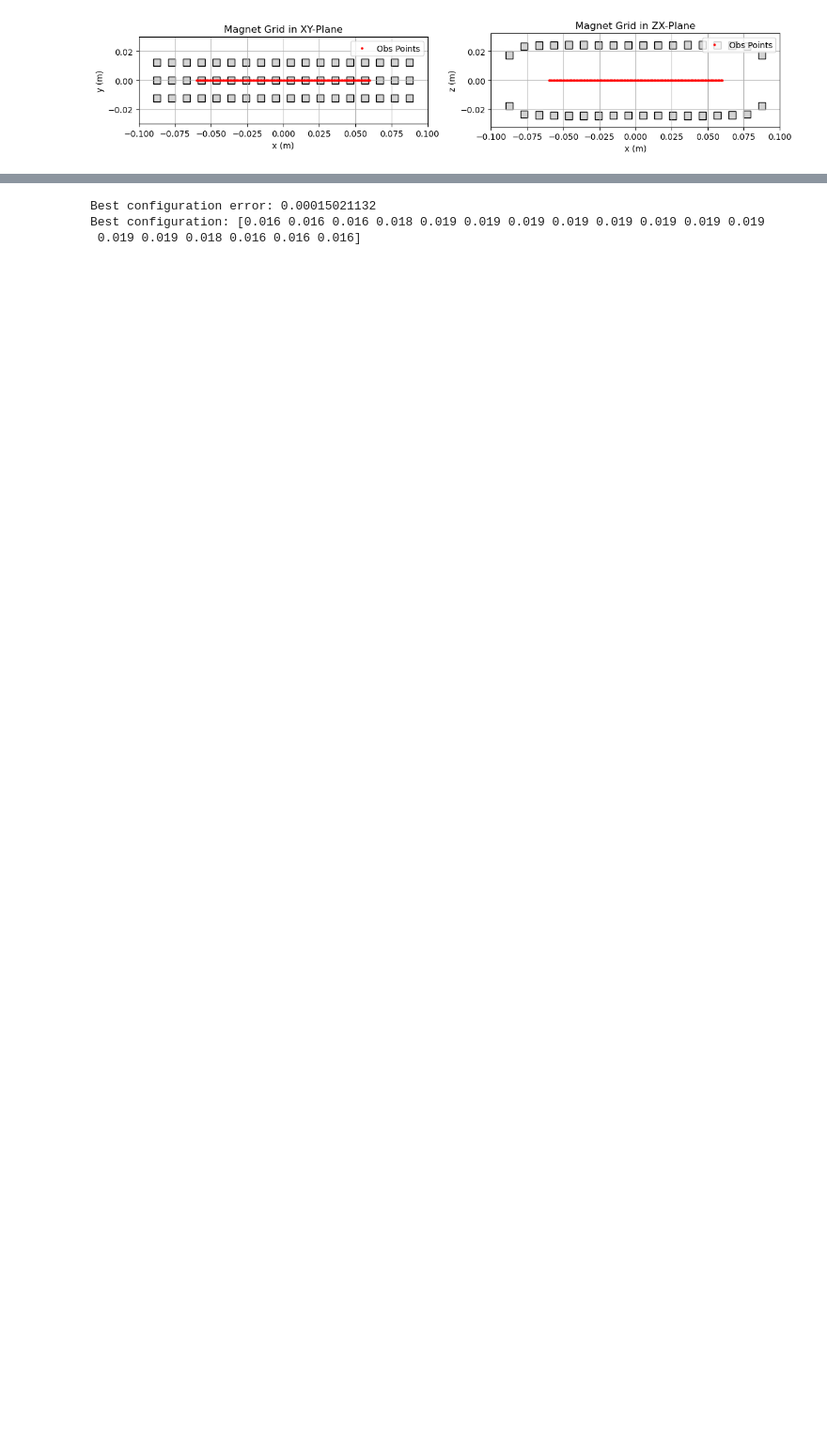
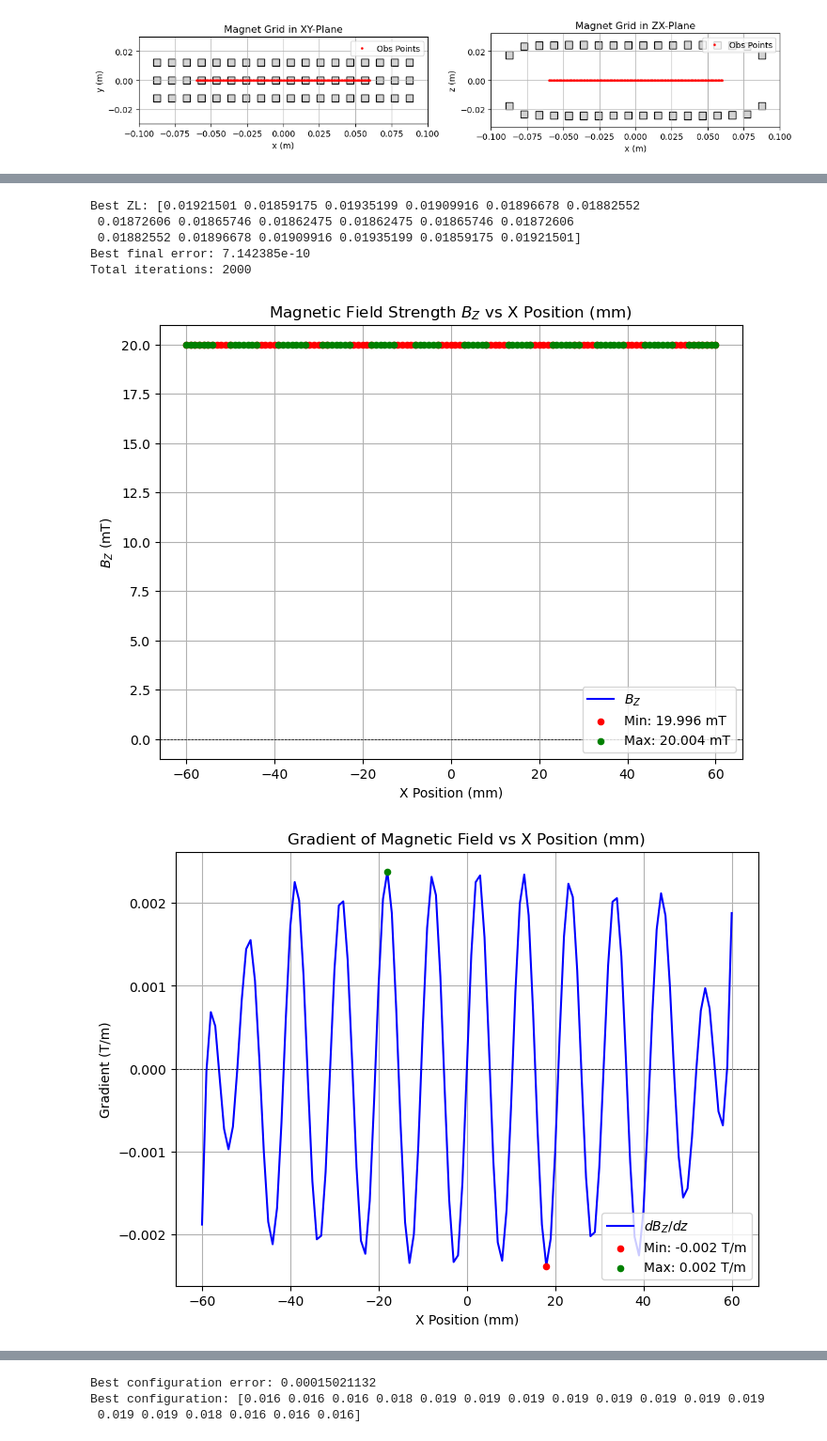
Before and after one commit to joostwijn/Rotating_Magnetic_Setup, a Jupyter notebook: 3. Magnets/Field_Shaping_Algorithm_JAX.ipynb, the cells around one changed output, grey strips where cells are left out. Shown at 94% size. Cells and saved outputs as stored; diff of their text form; code cells hidden in the pictures; blank space fills up the shorter version.

Commit message:
Optimization Bz-value works

```diff
--- a/3. Magnets/Field_Shaping_Algorithm_JAX.ipynb
+++ b/3. Magnets/Field_Shaping_Algorithm_JAX.ipynb
@@ -1416,3 +1564,38 @@ plot_magnet_grid(A_TOTAL, A_ONE, N_X, B_TOTAL, B_ONE, N_Y, H, ZL, X_VAL, Y_VAL,
+# %%
+# Set the reference magnetic field value
+B_REF = 20e-3
+# Set bounds
+LOW = 15e-3
+HIGH = 22e-3
+
+# Calculate initial guess batch
+N_FREE = (N_X + 1) // 2
+initial_guesses = setup_initial_guesses(10, N_FREE)
+
+# Create solver
+final_params, final_errors, iter_nums = run_batched_lbfgs_for_loop(initial_guesses)
+
+# Select the best from the batch
+best_zl, best_loss, total_iterations = select_best_candidate(final_params, iter_nums, loss_fn)
+
+# Print the results
+print("Best ZL:", best_zl)
+print("Best final error:", best_loss)
+print("Total iterations:", total_iterations)
+# %% [output]
+Best ZL: [0.01921501 0.01859175 0.01935199 0.01909916 0.01896678 0.01882552
+ 0.01872606 0.01865746 0.01862475 0.01862475 0.01865746 0.01872606
+ 0.01882552 0.01896678 0.01909916 0.01935199 0.01859175 0.01921501]
+Best final error: 7.142385e-10
+Total iterations: 2000
+# %%
+# Plot the optimized configuration
+ZL = jnp.array(best_zl)  # Update ZL with the best configuration.
+plot_Bz(mode="Fixed")
+plot_derivative(mode="Fixed")
+# %% [output]
+[figure, added]
+[figure, added]
 # %%
 @jax.jit
 def total_error(x_flat, y_flat, z_flat, zl, h, mz, B_REF):
```
Also changed, not shown: parts of 10 cells of this notebook.
